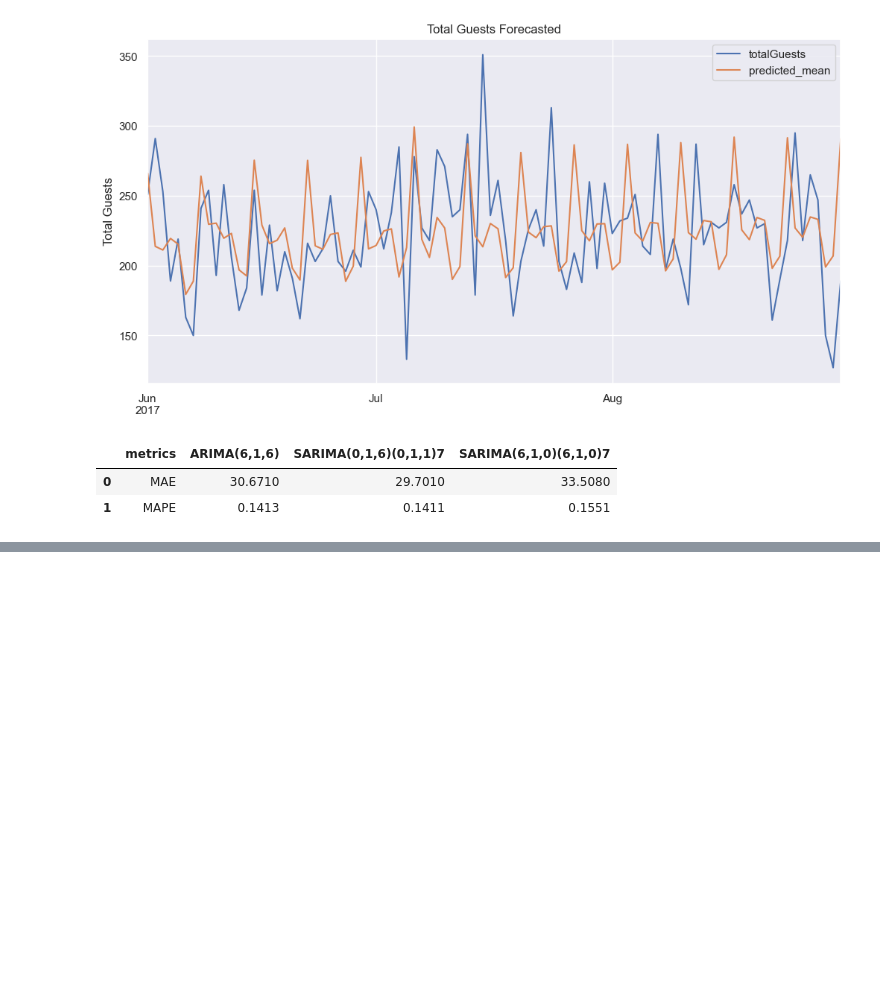
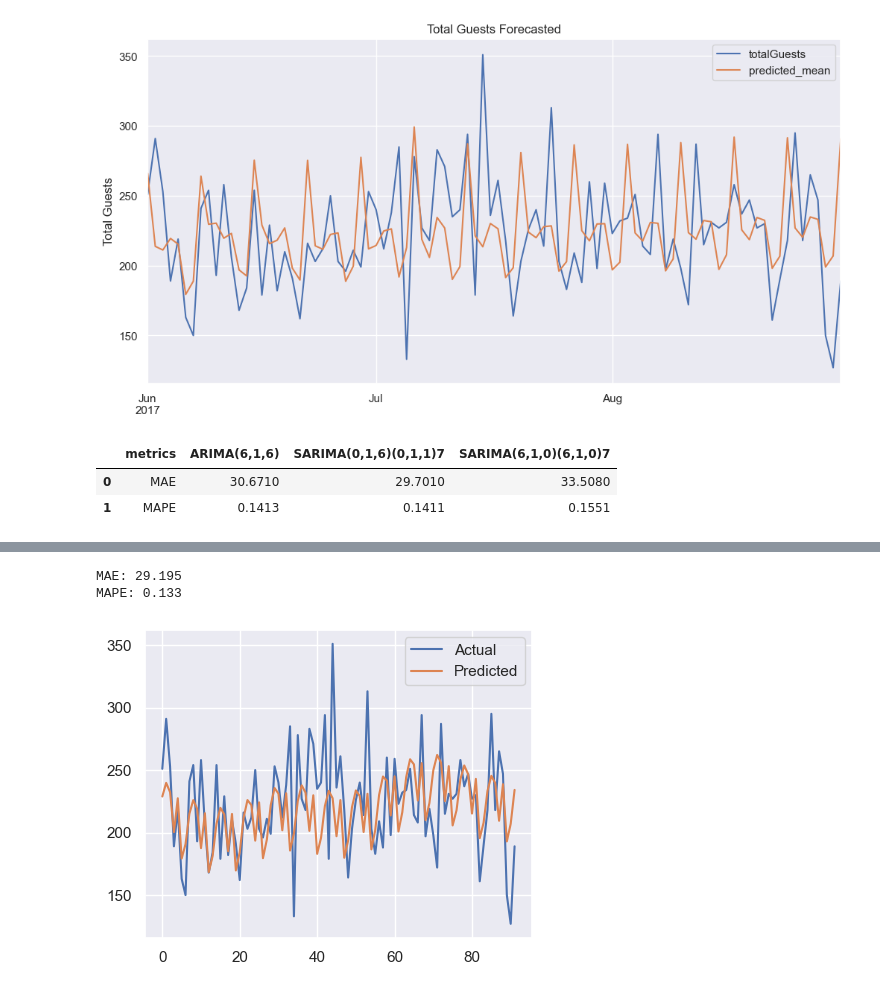
Before and after one commit to vikramkhandelwal07/Hotel-Demand-forecasting, a Jupyter notebook: main.ipynb, the cells around one changed output, grey strips where cells are left out. Cells and saved outputs as stored; diff of their text form; code cells hidden in the pictures; blank space fills up the shorter version.

```diff
--- a/main.ipynb
+++ b/main.ipynb
@@ -807,0 +870,4 @@ dfArimaResults
+# %%
+dfMerge = pd.merge(numberOfGuestsDaily, forecast[['ds','yhat_lower','yhat_upper','yhat']],on='ds')
+dfMerge = dfMerge[['ds','yhat_lower','yhat_upper','yhat','y']]
+dfMerge
@@ -807,0 +888,19 @@ dfArimaResults
+# %%
+# calculate MAE between observed and predicted values
+y_true = dfMerge['y'][701:].values
+y_pred = dfMerge['yhat'][701:].values
+mae_01 = mean_absolute_error(y_true, y_pred)
+print('MAE: %.3f' % mae_01)
+mape_01 = mean_absolute_percentage_error(y_true, y_pred)
+print('MAPE: %.3f' % mape_01)
+# %% [output]
+MAE: 29.195
+MAPE: 0.133
+# %%
+# plot expected vs actual
+plt.plot(y_true, label='Actual')
+plt.plot(y_pred, label='Predicted')
+plt.legend()
+plt.show()
+# %% [output]
+[figure, added]
```
Also changed, not shown: parts of 55 cells of this notebook, 1 other file.
